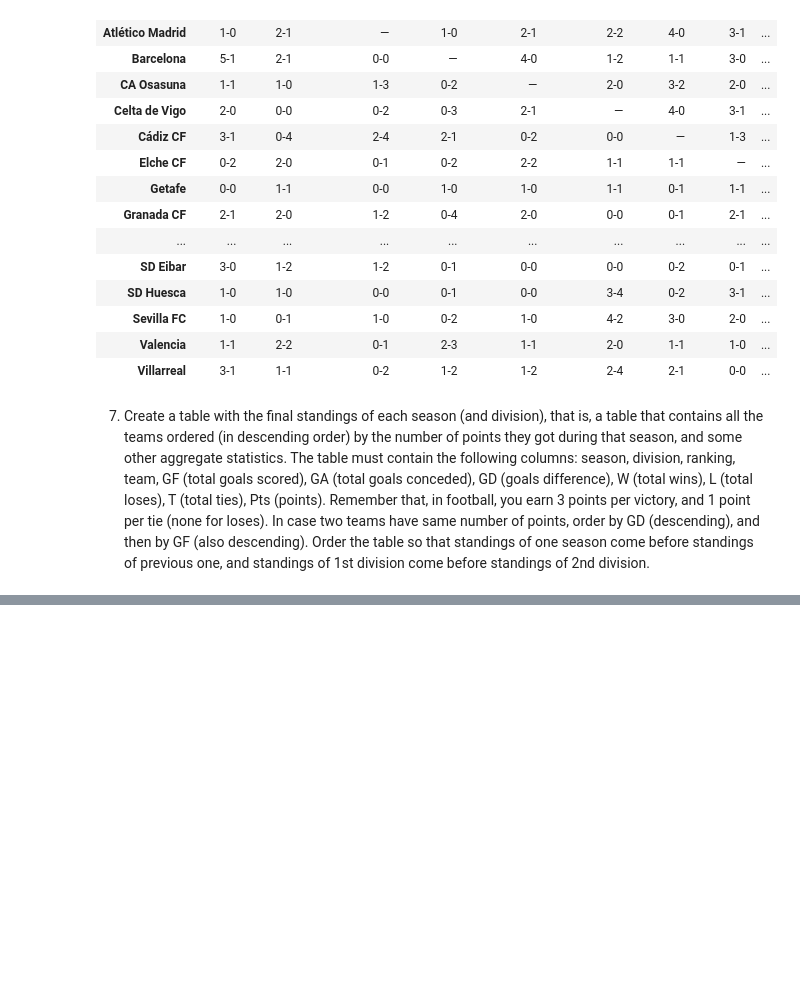
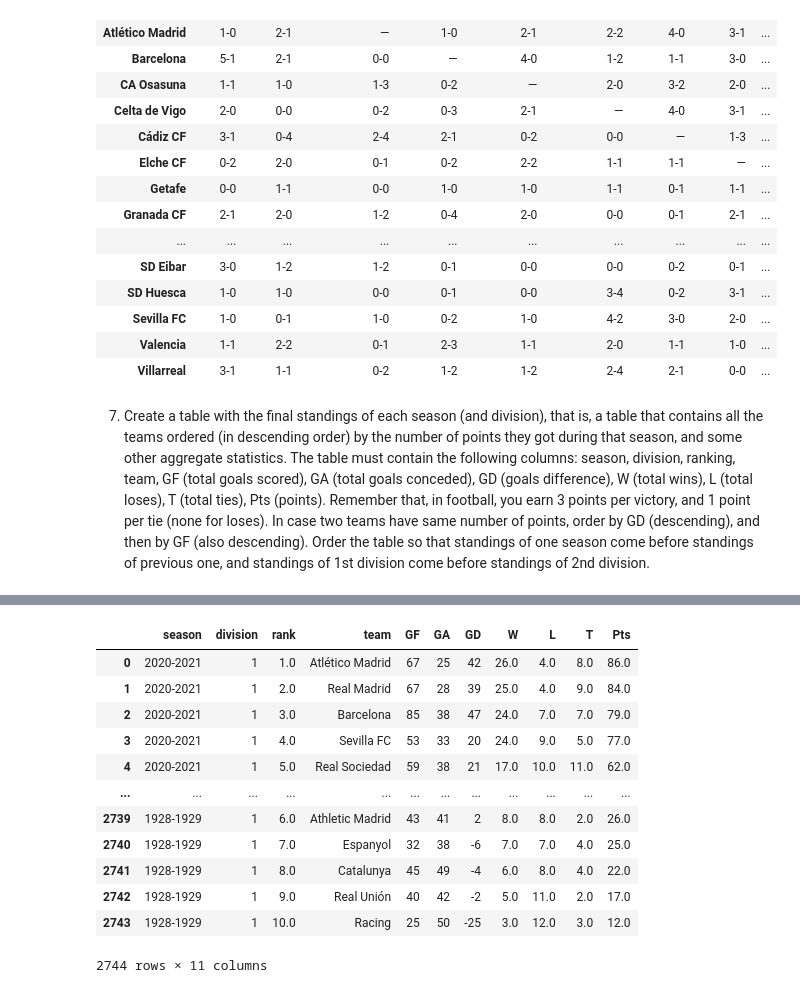
Before and after one commit to tinchit0/la-quiniela, a Jupyter notebook: analysis/LaLigaDataAnalysis.ipynb, the cells around one changed output, grey strips where cells are left out. Cells and saved outputs as stored; diff of their text form; code cells hidden in the pictures; blank space fills up the shorter version.

```diff
--- a/analysis/LaLigaDataAnalysis.ipynb
+++ b/analysis/LaLigaDataAnalysis.ipynb
@@ -328,0 +298,79 @@ df7.sort_values("Pts", ascending=False).reset_index(drop=True)
+# %%
+df_ranking = df.loc[df["season"] != "2021-2022"]
+
+df_ranking = df_ranking.copy()
+df_ranking["goals_home"] = df_ranking["goals_home"].astype(int)
+df_ranking["goals_visitor"] = df_ranking["goals_visitor"].astype(int)
+
+points_home = df_ranking[df_ranking["result"] == "home"].groupby(["season", "division", "home_team"])["result"].count() * 3
+points_home.index = points_home.index.set_names("team", level="home_team")
+points_tie1 = df_ranking[df_ranking["result"] == "tie"].groupby(["season", "division", "home_team"])["result"].count()
+points_tie1.index = points_tie1.index.set_names("team", level="home_team")
+points_tie2 = df_ranking[df_ranking["result"] == "tie"].groupby(["season", "division", "away_team"])["result"].count()
+points_tie2.index = points_tie2.index.set_names("team", level="away_team")
+points_visitor = df_ranking[df_ranking["result"] == "visitor"].groupby(["season", "division", "away_team"])["result"].count() * 3
+points_visitor.index = points_visitor.index.set_names("team", level="away_team")
+points = points_home.add(points_tie1, fill_value=0).add(points_tie2, fill_value=0).add(points_visitor, fill_value=0).astype(int)
+
+loss_home = df_ranking[df_ranking["result"] == "visitor"].groupby(["season", "division", "home_team"])["result"].count()
+loss_home.index = loss_home.index.set_names("team", level="home_team")
+loss_visitor = df_ranking[df_ranking["result"] == "home"].groupby(["season", "division", "away_team"])["result"].count()
+loss_visitor.index = loss_visitor.index.set_names("team", level="away_team")
+loss = loss_home.add(loss_visitor, fill_value=0)
+
+win_home = df_ranking[df_ranking["result"] == "home"].groupby(["season", "division", "home_team"])["result"].count()
+win_home.index = win_home.index.set_names("team", level="home_team")
+win_visitor = df_ranking[df_ranking["result"] == "visitor"].groupby(["season", "division", "away_team"])["result"].count()
+win_visitor.index = win_visitor.index.set_names("team", level="away_team")
+win = win_home.add(win_visitor, fill_value=0).astype(int)
+
+tie_home = df_ranking[df_ranking["result"] == "tie"].groupby(["season", "division", "home_team"])["result"].count()
+tie_home.index = tie_home.index.set_names("team", level="home_team")
+tie_visitor = df_ranking[df_ranking["result"] == "tie"].groupby(["season", "division", "away_team"])["result"].count()
+tie_visitor.index = tie_visitor.index.set_names("team", level="away_team")
+tie = tie_home.add(tie_visitor, fill_value=0)
+
+goals_home = df_ranking.groupby(["season", "division", "home_team"])["goals_home"].sum()
+goals_visitor = df_ranking.groupby(["season", "division", "away_team"])["goals_visitor"].sum()
+GF = goals_home.add(goals_visitor, fill_value=0)
+GF.index = GF.index.set_names("team", level="home_team")
+
+goals_home = df_ranking.groupby(["season", "division", "home_team"])["goals_visitor"].sum()
+goals_visitor = df_ranking.groupby(["season", "division", "away_team"])["goals_home"].sum()
+GA = goals_home.add(goals_visitor, fill_value=0)
+GA.index = GA.index.set_names("team", level="home_team")
+
+GD = GF - GA
+
+df_result = pd.DataFrame({
+    "GF": GF,
+    "GA": GA,
+    "GD": GD,
+    "W": win,
+    "L": loss,
+    "T": tie,
+    "Pts": points
+}).reset_index()
+
+def add_ranking(df):
+    df.insert(2, "rank", df["Pts"].rank(ascending=False))
+    return df
+
+df_result = df_result.groupby(['season', 'division']).apply(add_ranking)
+df_result = df_result.reset_index(drop=True).sort_values(["season", "division", "Pts"], ascending=[False, True, False]).reset_index(drop=True)
+
+df_result
+# %% [output]
+|  | season | division | rank | team | GF | GA | GD | W | L | T | Pts |
+| 0 | 2020-2021 | 1 | 1.0 | Atlético Madrid | 67 | 25 | 42 | 26.0 | 4.0 | 8.0 | 86.0 |
+| 1 | 2020-2021 | 1 | 2.0 | Real Madrid | 67 | 28 | 39 | 25.0 | 4.0 | 9.0 | 84.0 |
+| 2 | 2020-2021 | 1 | 3.0 | Barcelona | 85 | 38 | 47 | 24.0 | 7.0 | 7.0 | 79.0 |
+| 3 | 2020-2021 | 1 | 4.0 | Sevilla FC | 53 | 33 | 20 | 24.0 | 9.0 | 5.0 | 77.0 |
+| 4 | 2020-2021 | 1 | 5.0 | Real Sociedad | 59 | 38 | 21 | 17.0 | 10.0 | 11.0 | 62.0 |
+| ... | ... | ... | ... | ... | ... | ... | ... | ... | ... | ... | ... |
+| 2739 | 1928-1929 | 1 | 6.0 | Athletic Madrid | 43 | 41 | 2 | 8.0 | 8.0 | 2.0 | 26.0 |
+| 2740 | 1928-1929 | 1 | 7.0 | Espanyol | 32 | 38 | -6 | 7.0 | 7.0 | 4.0 | 25.0 |
+| 2741 | 1928-1929 | 1 | 8.0 | Catalunya | 45 | 49 | -4 | 6.0 | 8.0 | 4.0 | 22.0 |
+| 2742 | 1928-1929 | 1 | 9.0 | Real Unión | 40 | 42 | -2 | 5.0 | 11.0 | 2.0 | 17.0 |
+| 2743 | 1928-1929 | 1 | 10.0 | Racing | 25 | 50 | -25 | 3.0 | 12.0 | 3.0 | 12.0 |
+2744 rows × 11 columns
```
Also changed, not shown: parts of 2 cells of this notebook.
